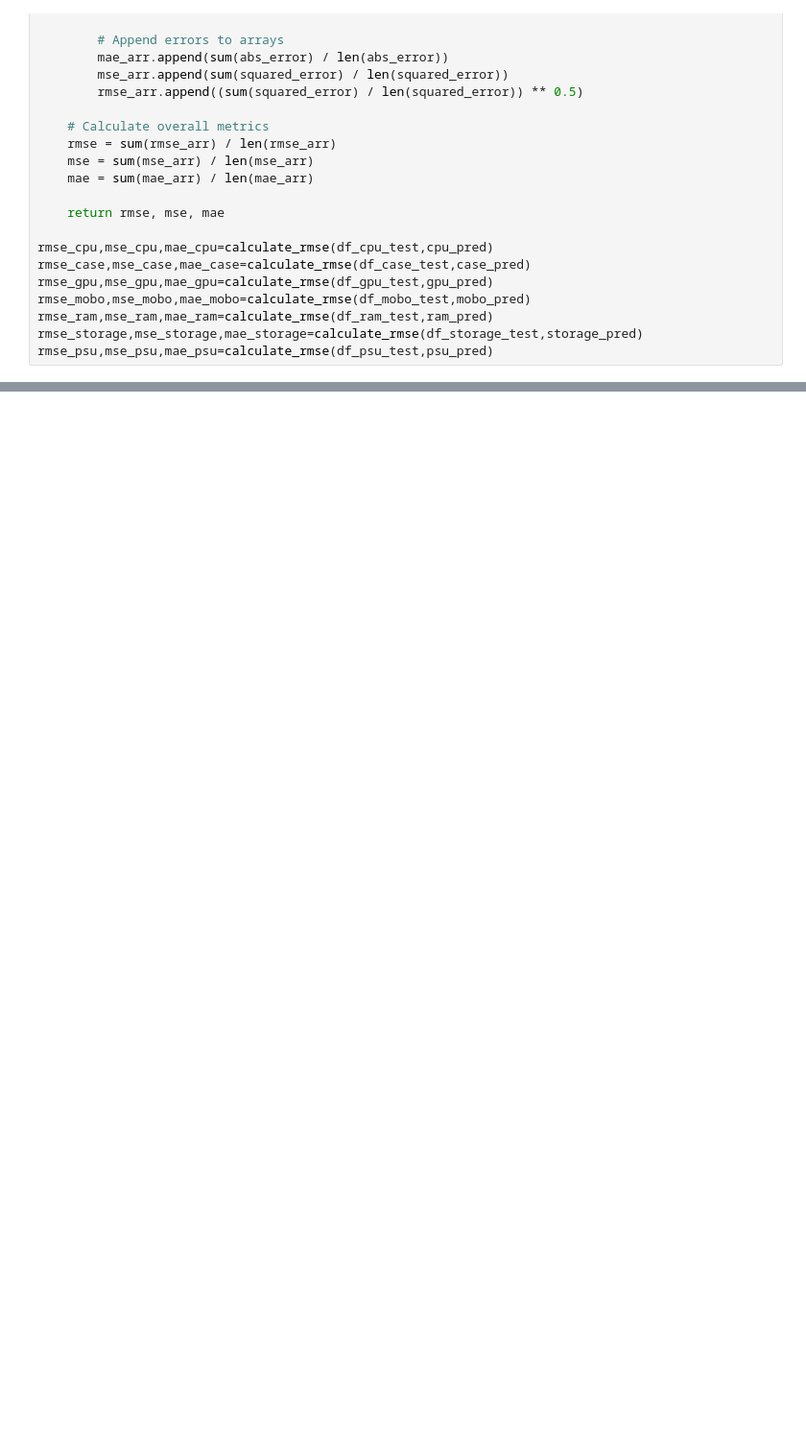
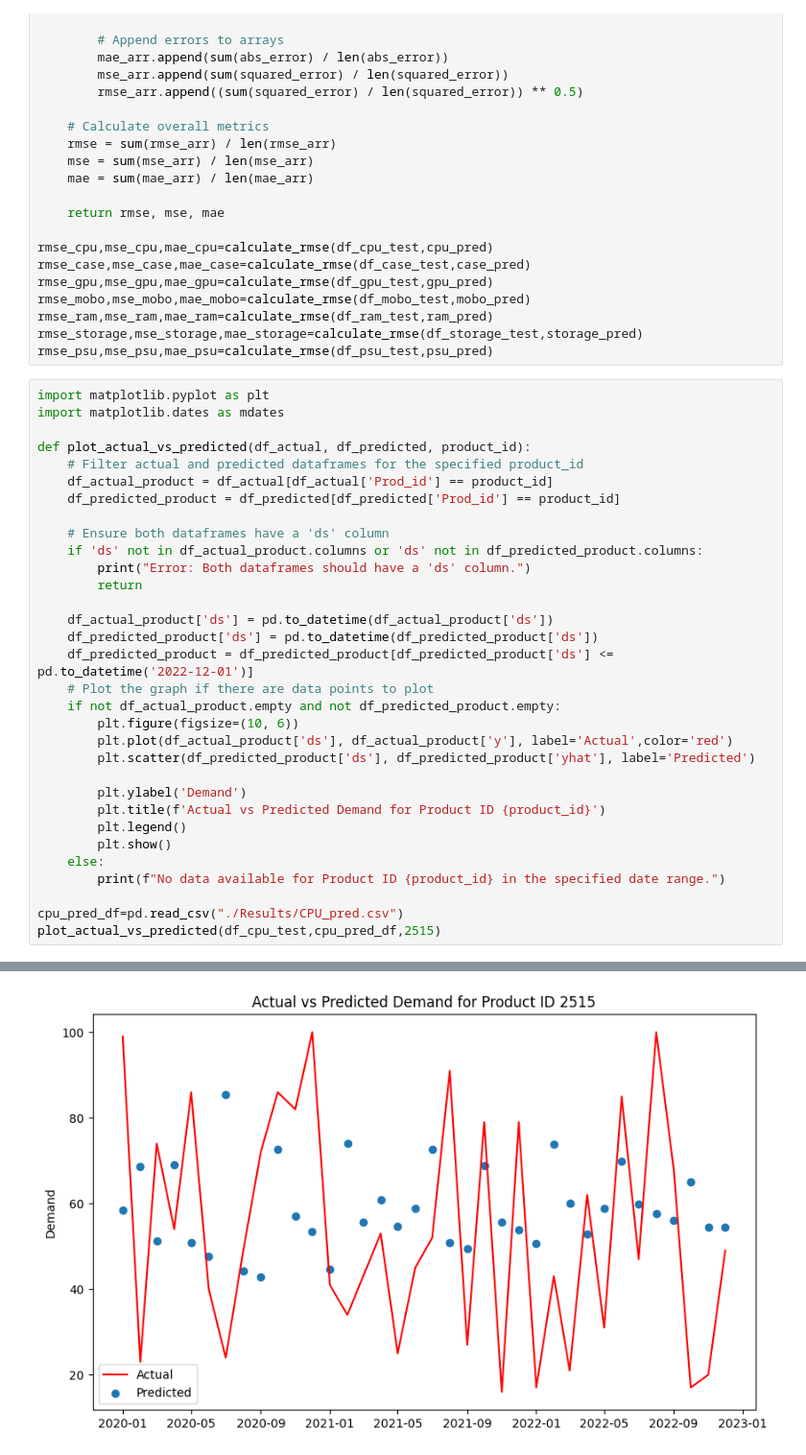
Before and after one commit to omkar67/Demand-Forecasting-Using-Prophet, a Jupyter notebook: DataPrediction.ipynb, the cells around one changed output, grey strips where cells are left out. Shown at 96% size. Saved outputs shown, nothing was run; the diff lists cells and outputs as text; blank space fills up the shorter version.

Commit message:
added graph plotting functionality

```diff
--- a/DataPrediction.ipynb
+++ b/DataPrediction.ipynb
@@ -156,3 +161,36 @@ rmse_mobo,mse_mobo,mae_mobo=calculate_rmse(df_mobo_test,mobo_pred)
 rmse_ram,mse_ram,mae_ram=calculate_rmse(df_ram_test,ram_pred)
 rmse_storage,mse_storage,mae_storage=calculate_rmse(df_storage_test,storage_pred)
 rmse_psu,mse_psu,mae_psu=calculate_rmse(df_psu_test,psu_pred)
+# %%
+import matplotlib.pyplot as plt
+import matplotlib.dates as mdates
+
+def plot_actual_vs_predicted(df_actual, df_predicted, product_id):
+    # Filter actual and predicted dataframes for the specified product_id
+    df_actual_product = df_actual[df_actual['Prod_id'] == product_id]
+    df_predicted_product = df_predicted[df_predicted['Prod_id'] == product_id]
+
+    # Ensure both dataframes have a 'ds' column
+    if 'ds' not in df_actual_product.columns or 'ds' not in df_predicted_product.columns:
+        print("Error: Both dataframes should have a 'ds' column.")
+        return
+
+    df_actual_product['ds'] = pd.to_datetime(df_actual_product['ds'])
+    df_predicted_product['ds'] = pd.to_datetime(df_predicted_product['ds'])
+    df_predicted_product = df_predicted_product[df_predicted_product['ds'] <= pd.to_datetime('2022-12-01')]
+    # Plot the graph if there are data points to plot
+    if not df_actual_product.empty and not df_predicted_product.empty:
+        plt.figure(figsize=(10, 6))
+        plt.plot(df_actual_product['ds'], df_actual_product['y'], label='Actual',color='red')
+        plt.scatter(df_predicted_product['ds'], df_predicted_product['yhat'], label='Predicted')
+
+        plt.ylabel('Demand')
+        plt.title(f'Actual vs Predicted Demand for Product ID {product_id}')
+        plt.legend()
+        plt.show()
+    else:
+        print(f"No data available for Product ID {product_id} in the specified date range.")
+
+cpu_pred_df=pd.read_csv("./Results/CPU_pred.csv")
+plot_actual_vs_predicted(df_cpu_test,cpu_pred_df,2515)
+# %% [output]
@@ -159,3 +207,4 @@ rmse_psu,mse_psu,mae_psu=calculate_rmse(df_psu_test,psu_pred)
+[figure, added]
 # %%
 
 print('For CPU RMSE:: {} MSE:: {} MAE:: {}'.format(rmse_cpu, mse_cpu, mae_cpu))
```
Also changed, not shown: parts of 5 cells of this notebook.
